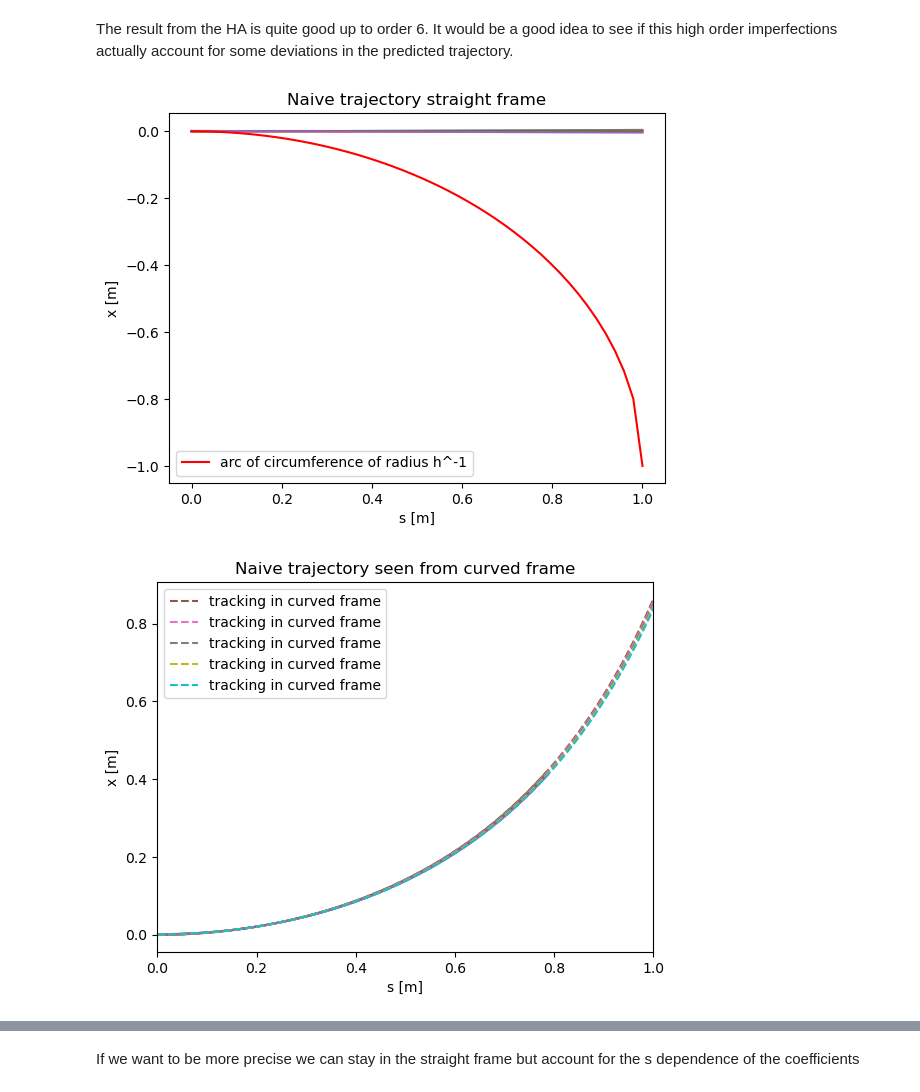
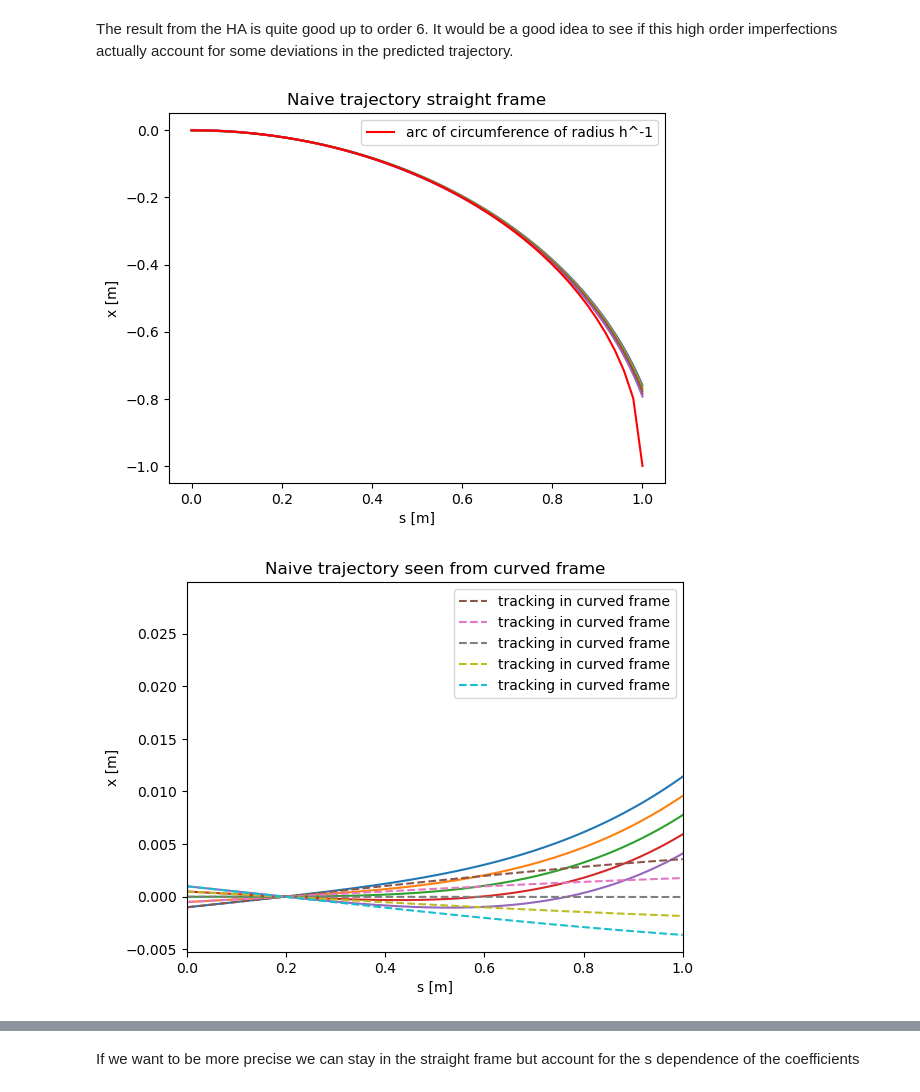
Before and after one commit to marcoliniF/bpmeth, a Jupyter notebook: preliminaryTrials/6.1track_framecomparisonnb.ipynb, the cells around one changed output, grey strips where cells are left out. Saved outputs shown, nothing was run; the diff lists cells and outputs as text; code cells hidden in the pictures.

```diff
--- a/preliminaryTrials/6.1track_framecomparisonnb.ipynb
+++ b/preliminaryTrials/6.1track_framecomparisonnb.ipynb
@@ -8,8 +8,8 @@ import sympy as sp
 Define multipole coefficients in a curved frame, then build $\vec{A}$, H and track.
 # %%
 a_curved = [0,]
-b_curved = [0]
-h= 1.#b_curved[0]# considering normalization B/Brho=1/rho=h
+b_curved = [1, 0.2]
+h= b_curved[0]# considering normalization B/Brho=1/rho=h            =1./rho if checking for a drift
 print("curvature h[m^-1]: ", h, "radius of curvature [m]: ", 1/h)
 #I want to track protons of given kinetic energy
 Ek=1e8 #eV
@@ -327,33 +327,33 @@ Astrnaive=bpmeth.GeneralVectorPotential(h=0, b=b_curved, a=a_curved)#uses the or
 Hstrnaive = bpmeth.Hamiltonian(length=1,h=0, vectp=Astrnaive)
 p_2 = p0.copy()
 sol_strnaive = Hstrnaive.track(p_2, return_sol=True, ivp_opt= {"rtol":1e-10, "atol":1e-12})
 for ss in sol_strnaive:
     plt.plot(ss.t, ss.y[0])
 plt.xlabel('s [m]')
 plt.ylabel('x [m]')
 plt.title("Naive trajectory straight frame")
 x=np.linspace(0,1,50)
 y= -1/h +np.sqrt(h**-2 -x**2)
 plt.plot(x,y, color='red', label='arc of circumference of radius h^-1')
 plt.legend()
 plt.show()
 
 #visualise from the pov of the curved frame
 for ss in sol_strnaive:
     xc=np.sqrt((ss.y[0]+1/h)**2+ss.t**2)-1/h
-    sc=np.arctan2(ss.t/(ss.y[0]+1/h))/h
+    sc=np.arctan(ss.t/(ss.y[0]+1/h))/h
     plt.plot(sc,xc)
 plt.xlabel('s [m]')
 plt.ylabel('x [m]')
 plt.title("Naive trajectory seen from curved frame")
 # x=np.linspace(0,1,50)
 # y= np.zeros(50)
 # plt.plot(x,y, color='red', label='arc of circumference of radius h^-1')
 for ss in sol_curved:
     plt.plot(ss.t, ss.y[0],'--',label='tracking in curved frame')
 plt.legend()
 plt.xlim((0., 1.))#because H curved has length 1
 plt.show()
 # %% [output]
-[figure, old version]
+[figure, new version]
-[figure, old version]
+[figure, new version]
```
Also changed, not shown: parts of 9 cells of this notebook.
